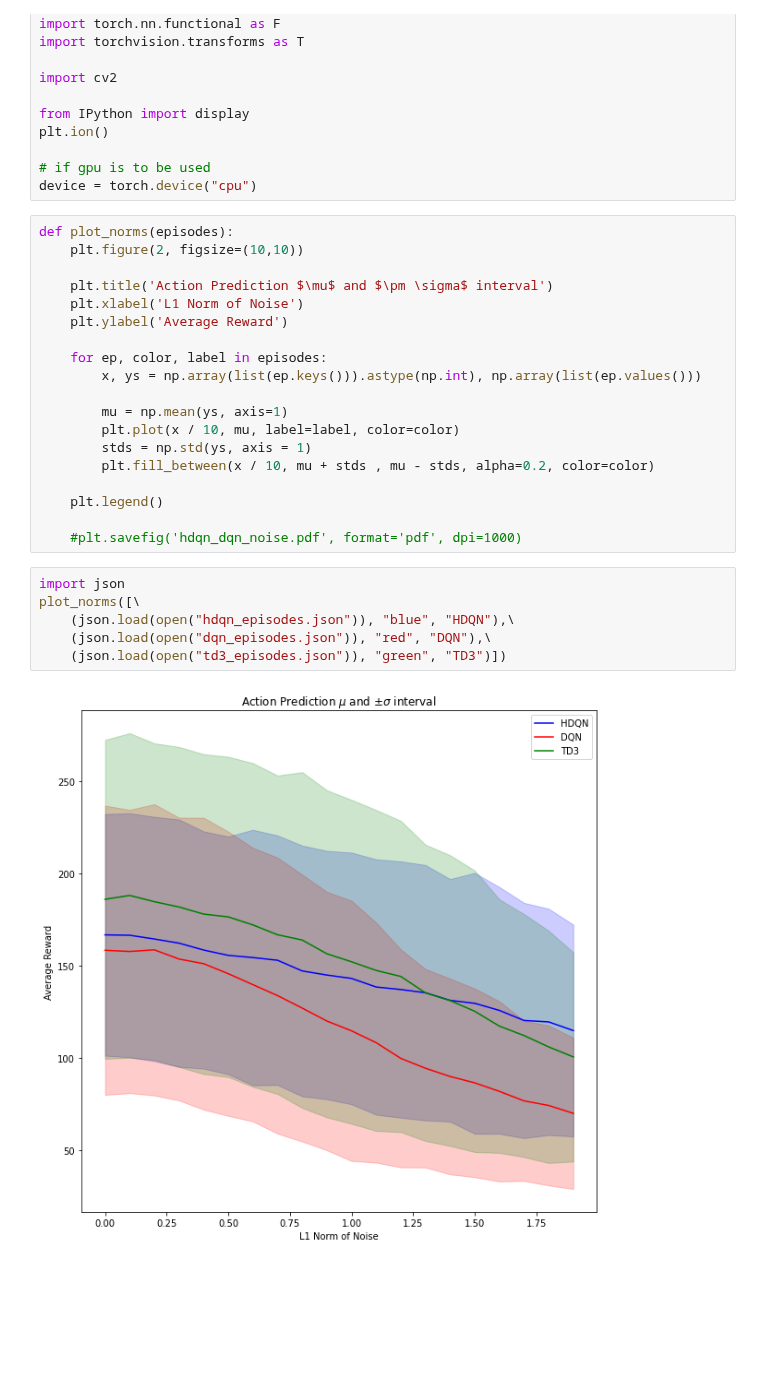
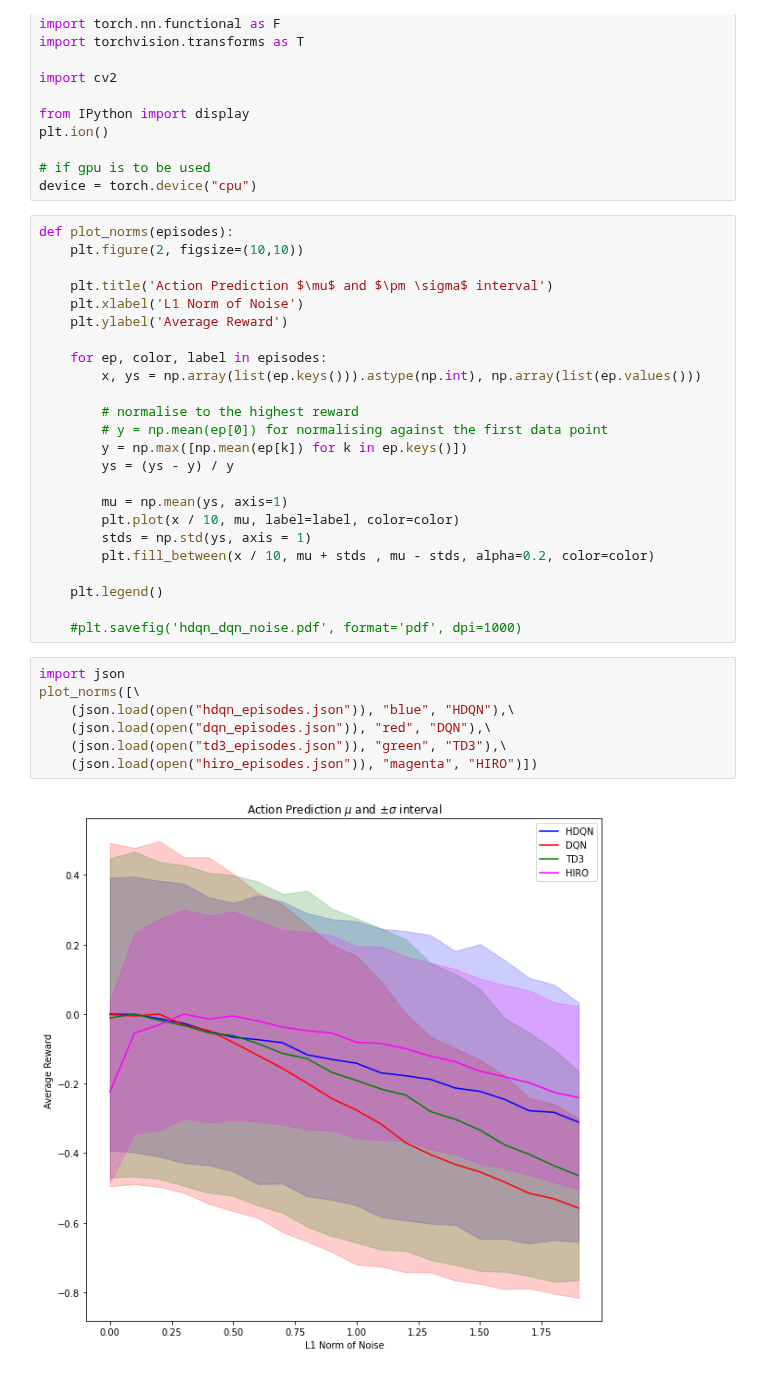
Before and after one commit to Davidobot/adversarial_hrl, a Jupyter notebook: plotting.ipynb, the cells around one changed output. Saved outputs shown, nothing was run; the diff lists cells and outputs as text; blank space fills up the shorter version.

Commit message:
HIRO noise attack results

```diff
--- a/plotting.ipynb
+++ b/plotting.ipynb
@@ -37,6 +37,11 @@ def plot_norms(episodes):
     for ep, color, label in episodes:
         x, ys = np.array(list(ep.keys())).astype(np.int), np.array(list(ep.values()))
 
+        # normalise to the highest reward
+        # y = np.mean(ep[0]) for normalising against the first data point
+        y = np.max([np.mean(ep[k]) for k in ep.keys()])
+        ys = (ys - y) / y
+
         mu = np.mean(ys, axis=1)
         plt.plot(x / 10, mu, label=label, color=color)
         stds = np.std(ys, axis = 1)
@@ -48,8 +53,9 @@ def plot_norms(episodes):
 # %%
 import json
 plot_norms([\
     (json.load(open("hdqn_episodes.json")), "blue", "HDQN"),\
     (json.load(open("dqn_episodes.json")), "red", "DQN"),\
-    (json.load(open("td3_episodes.json")), "green", "TD3")])
+    (json.load(open("td3_episodes.json")), "green", "TD3"),\
+    (json.load(open("hiro_episodes.json")), "magenta", "HIRO")])
 # %% [output]
-[figure, old version]
+[figure, new version]
```
Also changed, not shown: parts of 4 cells of this notebook, 1 other file.
